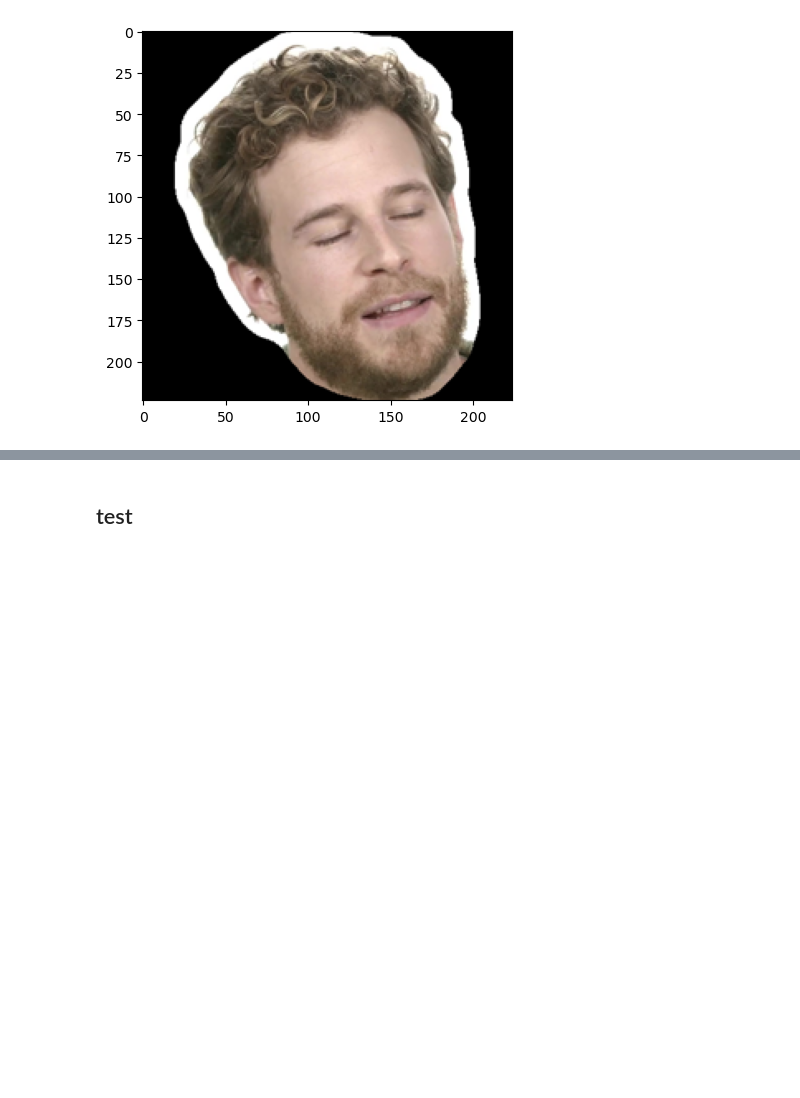
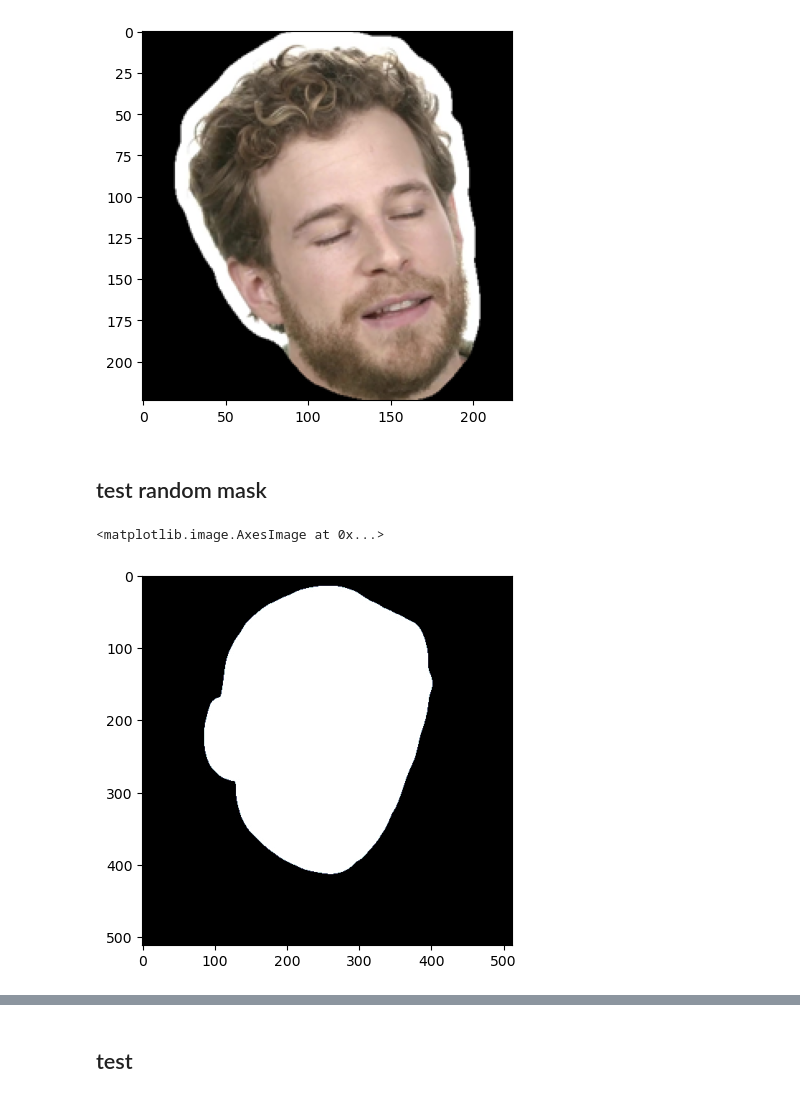
Before and after one commit to over-dosed/HeadSwap_diffusion, a Jupyter notebook: test.ipynb, the cells around one changed output, grey strips where cells are left out. Saved outputs shown, nothing was run; the diff lists cells and outputs as text; code cells hidden in the pictures; blank space fills up the shorter version.

Commit message:
random mask v3.2

```diff
--- a/test.ipynb
+++ b/test.ipynb
@@ -513,3 +513,5 @@ plt.imshow(source_image)
 # %% [output]
 <matplotlib.image.AxesImage at 0x...>
 [figure]
+# %% [markdown]
+## test random mask
@@ -515,0 +531,12 @@ plt.imshow(source_image)
+# %%
+target_image_path = '/data0/wc_data/VFHQ/test/Clip+D4BdpI6h1As+P1+C0+F809-925/00000021.png'
+# target_mask_path = '/data0/wc_data/VFHQ/test/Clip+D4BdpI6h1As+P1+C0+F809-925/mask_00000021.jpg'
+target_mask_path = '/data0/wc_data/VFHQ/test/Clip+okx7B5ggBvo+P0+C0+F3046-3157/mask_00000053.jpg'
+
+target_image = np.asarray(Image.open(target_image_path).convert("RGB"))
+target_mask_image = np.asarray(Image.open(target_mask_path))
+
+plt.imshow(target_mask_image, cmap= 'bone')
+# %% [output]
+<matplotlib.image.AxesImage at 0x...>
+[figure, added]
```
Also changed, not shown: parts of 4 cells of this notebook, 10 other files.
